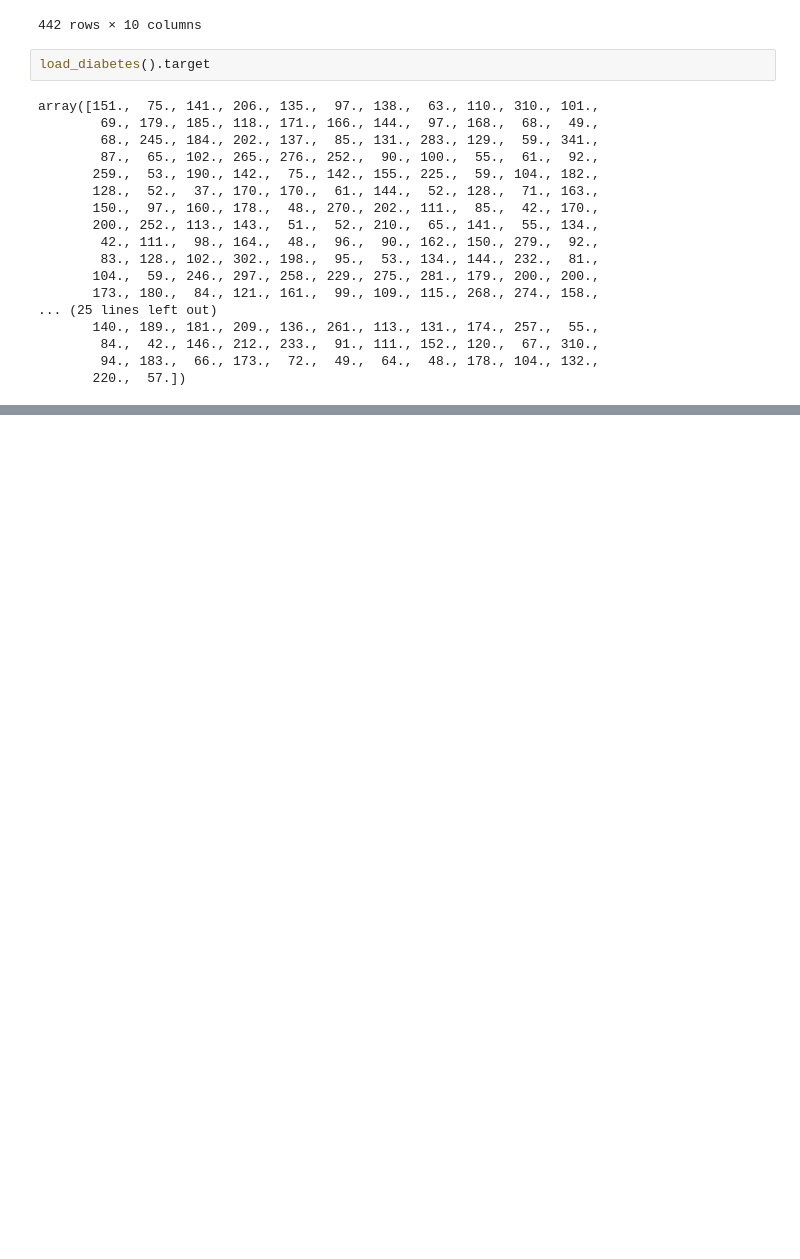
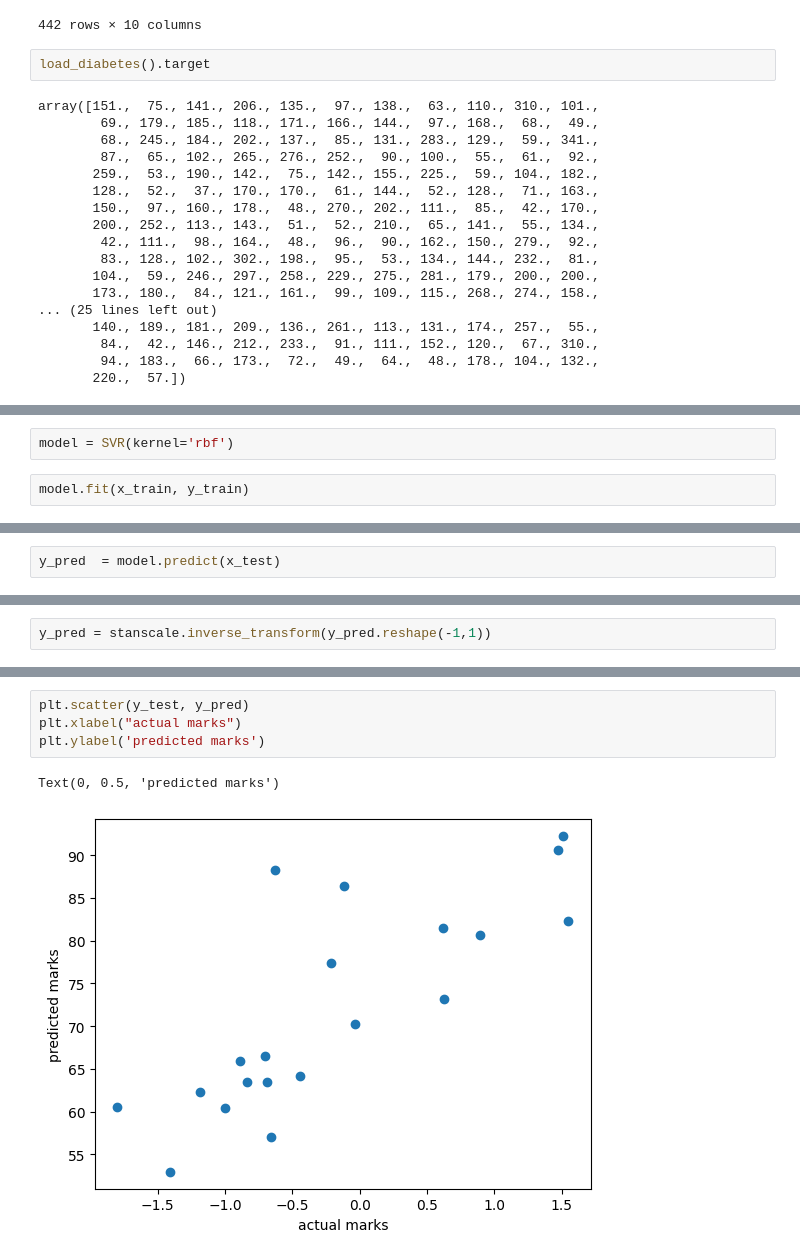
Before and after one commit to mihirh19/predicting_baltimore_salary, a Jupyter notebook: svm.ipynb, the cells around one changed output, grey strips where cells are left out. Saved outputs shown, nothing was run; the diff lists cells and outputs as text; blank space fills up the shorter version.

```diff
--- a/svm.ipynb
+++ b/svm.ipynb
@@ -49,0 +121,4 @@ array([151.,  75., 141., 206., 135.,  97., 138.,  63., 110., 310., 101.,
+# %%
+model = SVR(kernel='rbf')
+# %%
+model.fit(x_train, y_train)
@@ -49,0 +127,2 @@ array([151.,  75., 141., 206., 135.,  97., 138.,  63., 110., 310., 101.,
+# %%
+y_pred  = model.predict(x_test)
@@ -49,0 +136,2 @@ array([151.,  75., 141., 206., 135.,  97., 138.,  63., 110., 310., 101.,
+# %%
+y_pred = stanscale.inverse_transform(y_pred.reshape(-1,1))
@@ -49,0 +161,7 @@ array([151.,  75., 141., 206., 135.,  97., 138.,  63., 110., 310., 101.,
+# %%
+plt.scatter(y_test, y_pred)
+plt.xlabel("actual marks")
+plt.ylabel('predicted marks')
+# %% [output]
+Text(0, 0.5, 'predicted marks')
+[figure, added]
```
Also changed, not shown: parts of 20 cells of this notebook, 3 other files.
